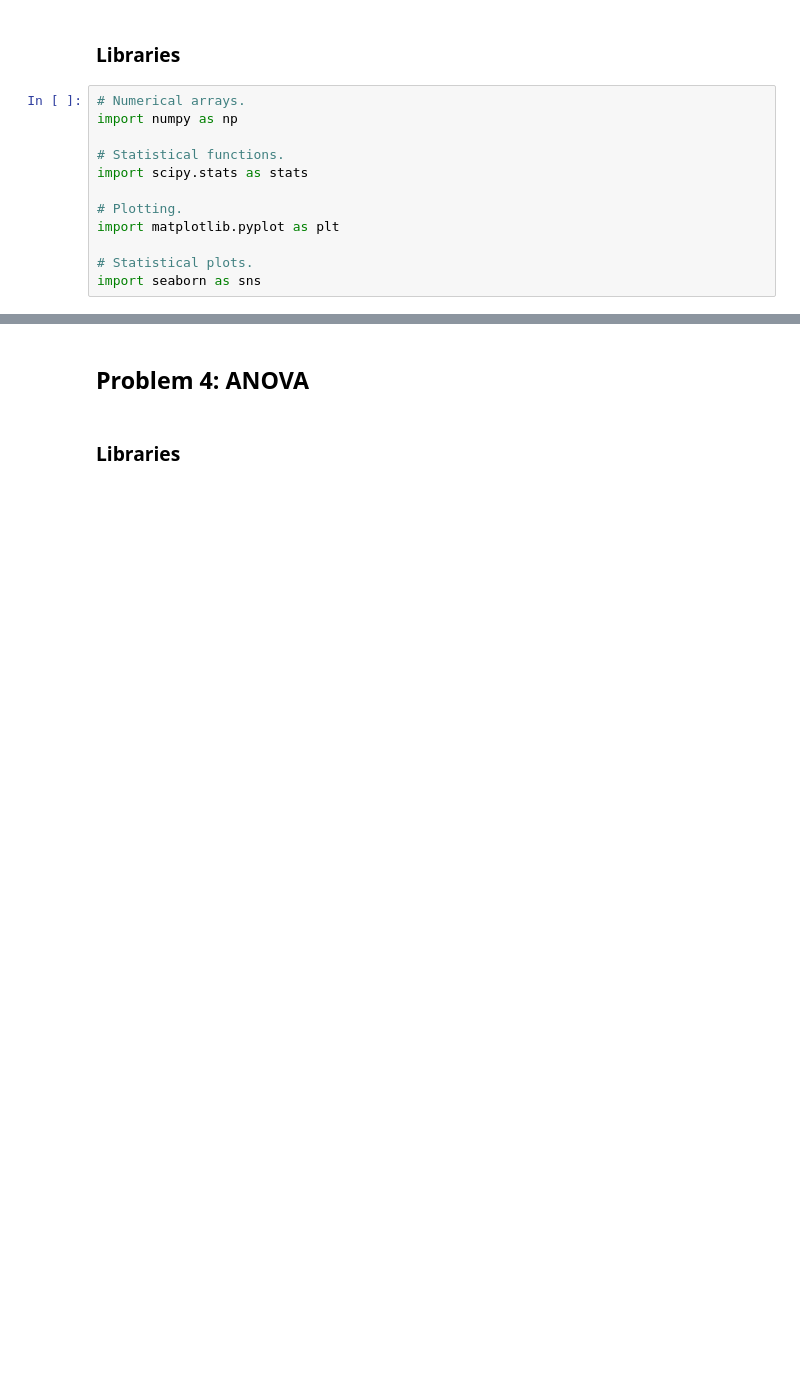
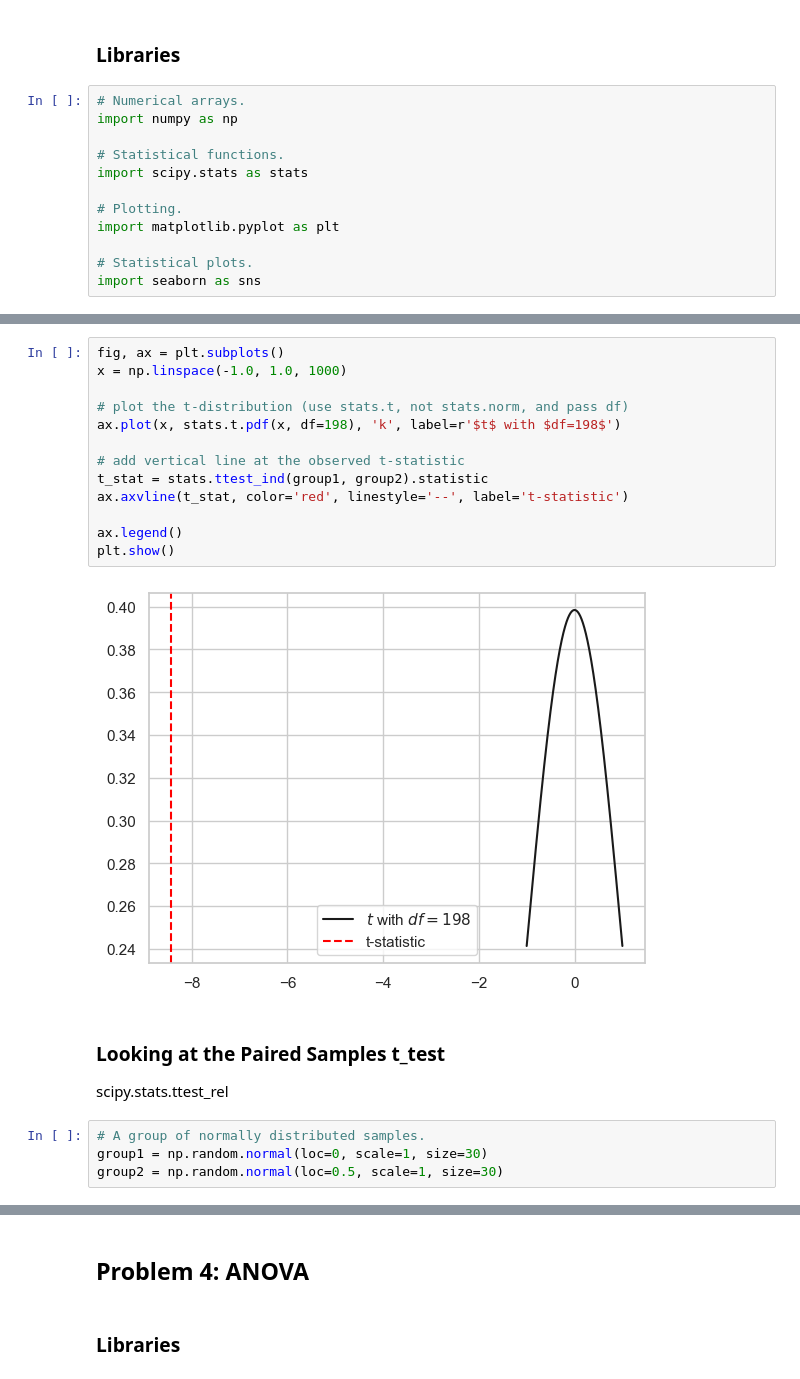
Before and after one commit to Jennyicano/applied-statistics, a Jupyter notebook: problems.ipynb, the cells around one changed output, grey strips where cells are left out. Drawn from its saved outputs; the diff is of its cells as text; blank space fills up the shorter version.

```diff
--- a/problems.ipynb
+++ b/problems.ipynb
@@ -529,0 +619,23 @@ import seaborn as sns
+# %%
+fig, ax = plt.subplots()
+x = np.linspace(-1.0, 1.0, 1000)
+
+# plot the t-distribution (use stats.t, not stats.norm, and pass df)
+ax.plot(x, stats.t.pdf(x, df=198), 'k', label=r'$t$ with $df=198$')
+
+# add vertical line at the observed t-statistic
+t_stat = stats.ttest_ind(group1, group2).statistic
+ax.axvline(t_stat, color='red', linestyle='--', label='t-statistic')
+
+ax.legend()
+plt.show()
+# %% [output]
+[figure, added]
+# %% [markdown]
+### Looking at the Paired Samples t_test
+
+scipy.stats.ttest_rel
+# %%
+# A group of normally distributed samples.
+group1 = np.random.normal(loc=0, scale=1, size=30)
+group2 = np.random.normal(loc=0.5, scale=1, size=30)
```
Also changed, not shown: parts of 26 cells of this notebook.
